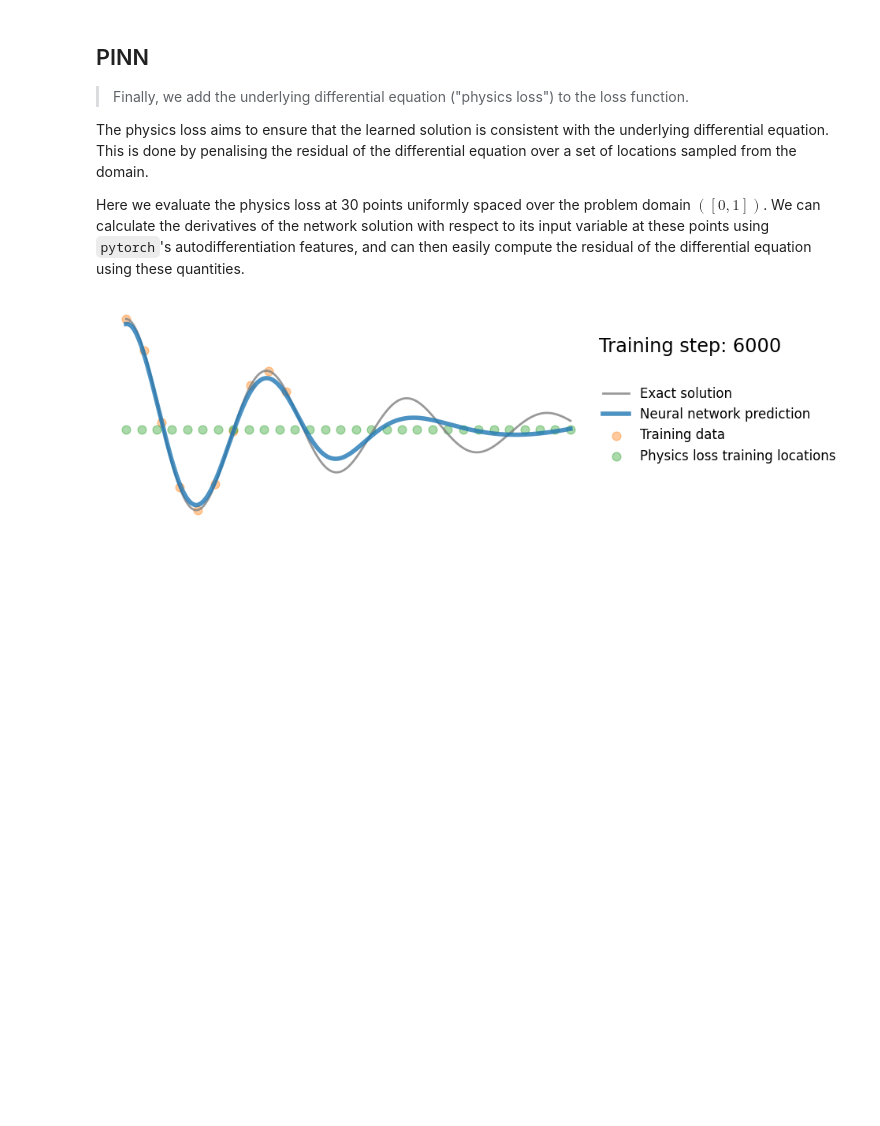
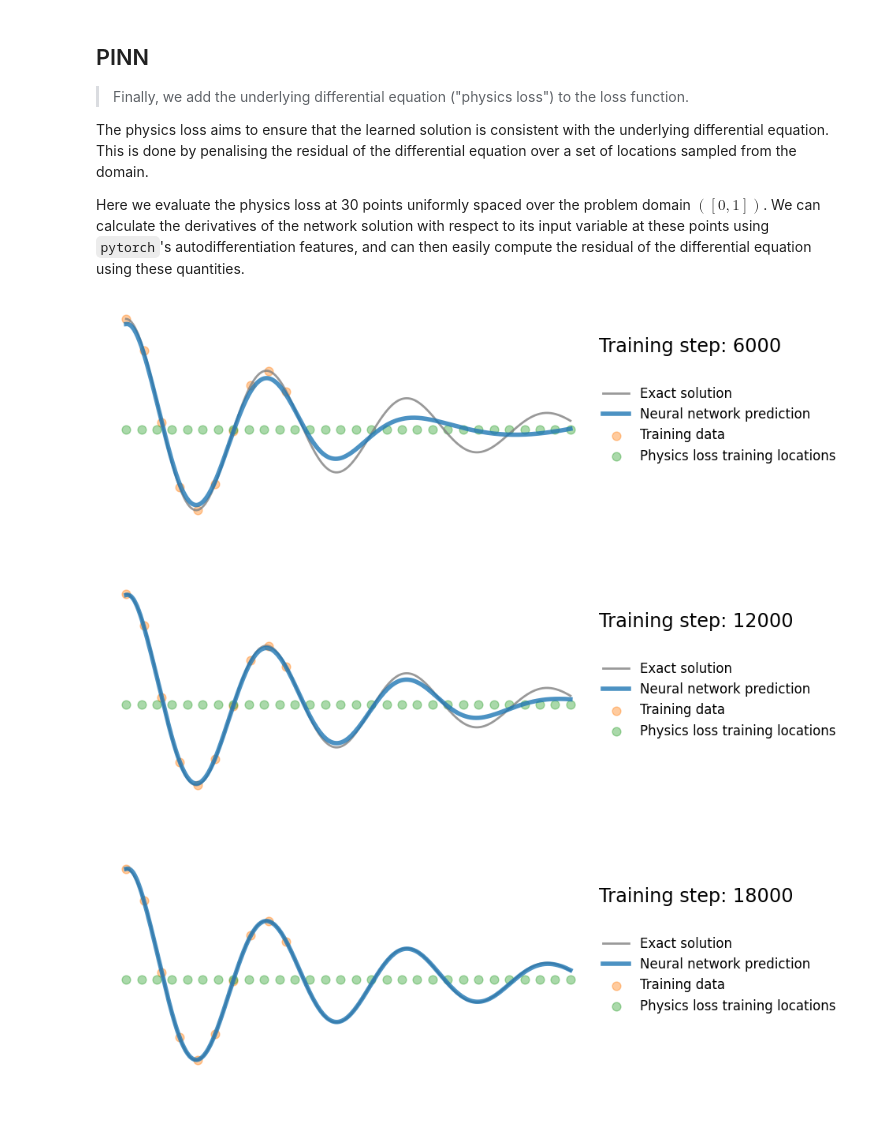
Before and after one commit to HsiuWen/SciML_PPP, a Jupyter notebook: Harmonic oscillator PINN.ipynb, the cells around one changed output. Saved outputs shown, nothing was run; the diff lists cells and outputs as text; code cells hidden in the pictures; blank space fills up the shorter version.

```diff
--- a/Harmonic oscillator PINN.ipynb
+++ b/Harmonic oscillator PINN.ipynb
@@ -187,44 +208,46 @@ x_physics = torch.linspace(0,1,30).view(-1,1).requires_grad_(True)# sample locat
 mu, k = 2*d, w0**2
 
 torch.manual_seed(123)
-model = FCN(1,1,32,3)
-optimizer = torch.optim.Adam(model.parameters(),lr=1e-4)
+model2 = FCN(1,1,32,3)
+optimizer = torch.optim.Adam(model2.parameters(),lr=1e-4)
 files = []
 for i in range(20000):
     optimizer.zero_grad()
 
     # compute the "data loss"
-    yh = model(x_data)
+    yh = model2(x_data)
     loss1 = torch.mean((yh-y_data)**2)# use mean squared error
 
     # compute the "physics loss"
-    yhp = model(x_physics)
+    yhp = model2(x_physics)
     dx  = torch.autograd.grad(yhp, x_physics, torch.ones_like(yhp), create_graph=True)[0]# computes dy/dx
     dx2 = torch.autograd.grad(dx,  x_physics, torch.ones_like(dx),  create_graph=True)[0]# computes d^2y/dx^2
     physics = dx2 + mu*dx + k*yhp# computes the residual of the 1D harmonic oscillator differential equation
     loss2 = (1e-4)*torch.mean(physics**2)
 
     # backpropagate joint loss
     loss = loss1 + loss2# add two loss terms together
     loss.backward()
     optimizer.step()
 
 
     # plot the result as training progresses
     if (i+1) % 150 == 0:
 
-        yh = model(x).detach()
+        yh = model2(x).detach()
         xp = x_physics.detach()
 
         plot_result(x,y,x_data,y_data,yh,xp)
 
         file = "plots/pinn_%.8i.png"%(i+1)
         plt.savefig(file, bbox_inches='tight', pad_inches=0.1, dpi=100, facecolor="white")
         files.append(file)
 
         if (i+1) % 6000 == 0: plt.show()
         else: plt.close("all")
 
 save_gif_PIL("pinn.gif", files, fps=20, loop=0)
 # %% [output]
 [figure]
+[figure, added]
+[figure, added]
```
Also changed, not shown: parts of 11 cells of this notebook, 3 other files.
